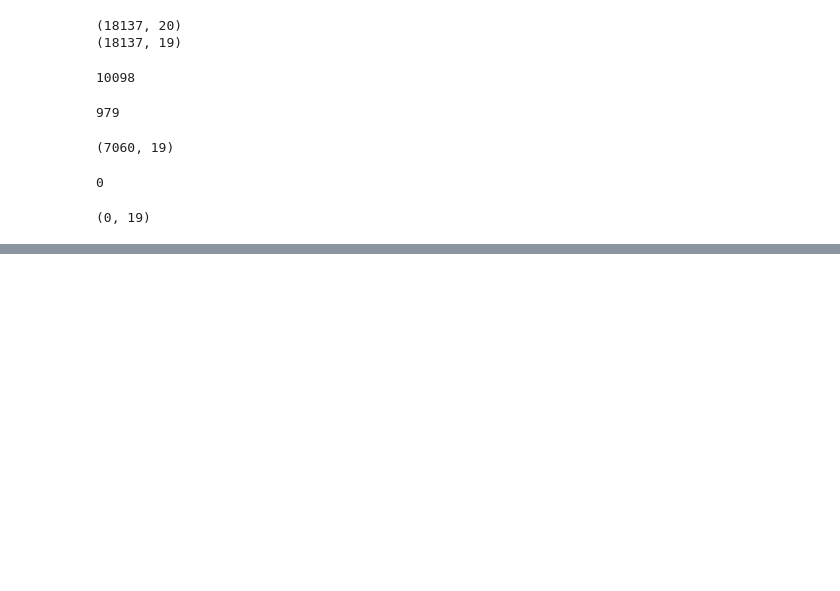
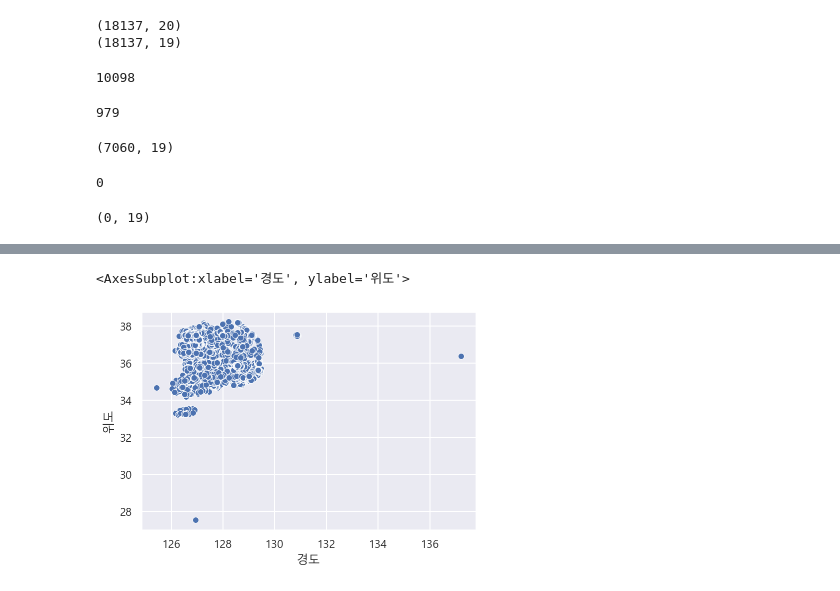
Before and after one commit to hdonghun/Python_analysis-visualization, a Jupyter notebook: 전국 도시공원 데이터로 다양한 전처리 해보기.ipynb, the cells around one changed output, grey strips where cells are left out. Cells and saved outputs as stored; diff of their text form; code cells hidden in the pictures; blank space fills up the shorter version.

```diff
--- a/전국 도시공원 데이터로 다양한 전처리 해보기.ipynb
+++ b/전국 도시공원 데이터로 다양한 전처리 해보기.ipynb
@@ -203,3 +203,7 @@ df[df['소재지도로명주소'].isnull() & df['소재지지번주소'].isnull(
 #주소를 통한 시도, 구군 변수 생성하기
 #소재지도로명주소로 시도, 구군 변수 생성하기
 #.str.split('', expand=True)[0]을 통해 공백문자로 분리하고 리스트의 첫번째 값을 가져오도록 하기
+# %%
+df["시도"] = df["소재지도로명주소"].str.split(expand=True)[0]
+df["구군"] = df["소재지도로명주소"].str.split(expand=True)[1]
+df[["소재지도로명주소","시도","구군"]].sample(3)
@@ -205,0 +238,4 @@ df[df['소재지도로명주소'].isnull() & df['소재지지번주소'].isnull(
+# %%
+#강우너은 "강원도"로 변경
+df["시도"] = df["시도"].replace("강원","강원도")
+df["시도"].value_counts()
@@ -205,0 +261,7 @@ df[df['소재지도로명주소'].isnull() & df['소재지지번주소'].isnull(
+# %%
+#이상치 제거하기
+#위경도 시각화
+sns.scatterplot(data=df, x="경도", y="위도")
+# %% [output]
+<AxesSubplot:xlabel='경도', ylabel='위도'>
+[figure, added]
```
Also changed, not shown: parts of 24 cells of this notebook.
